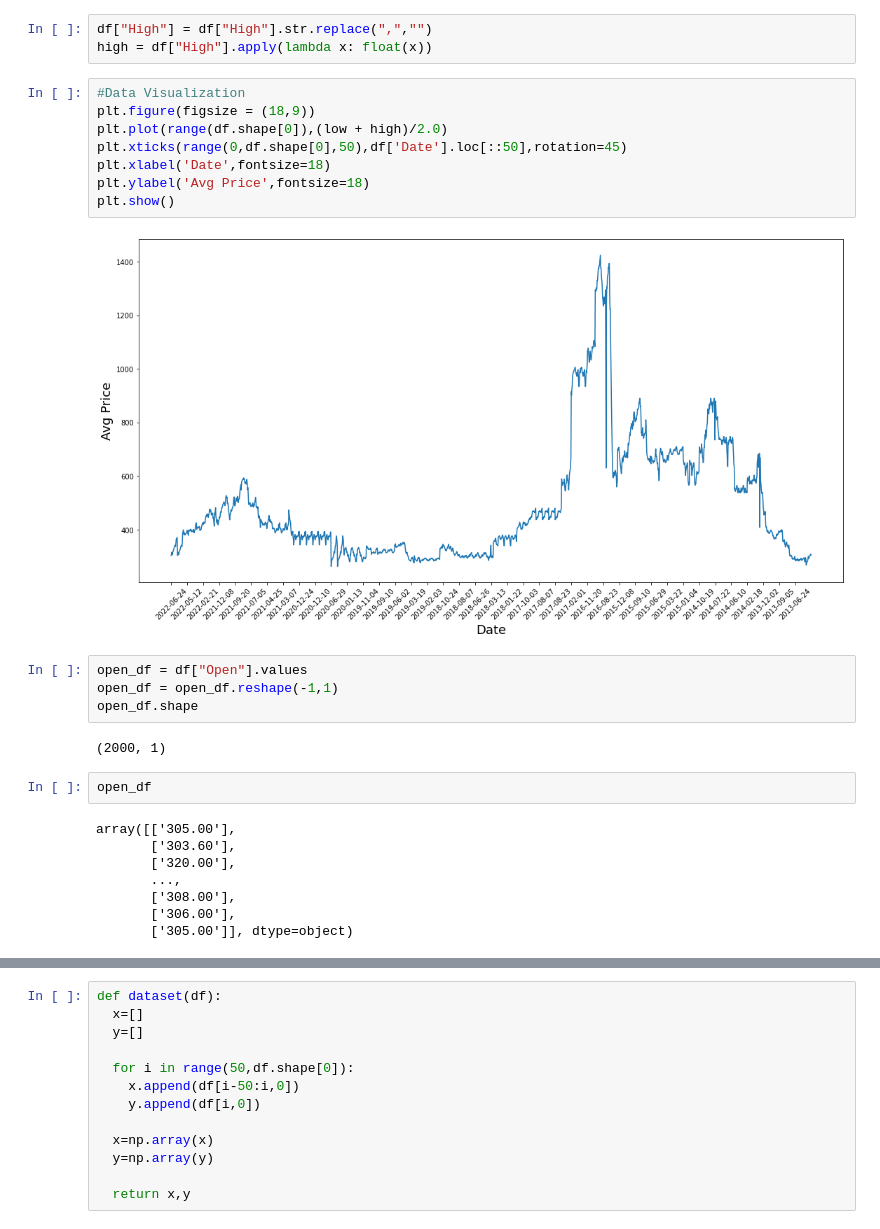
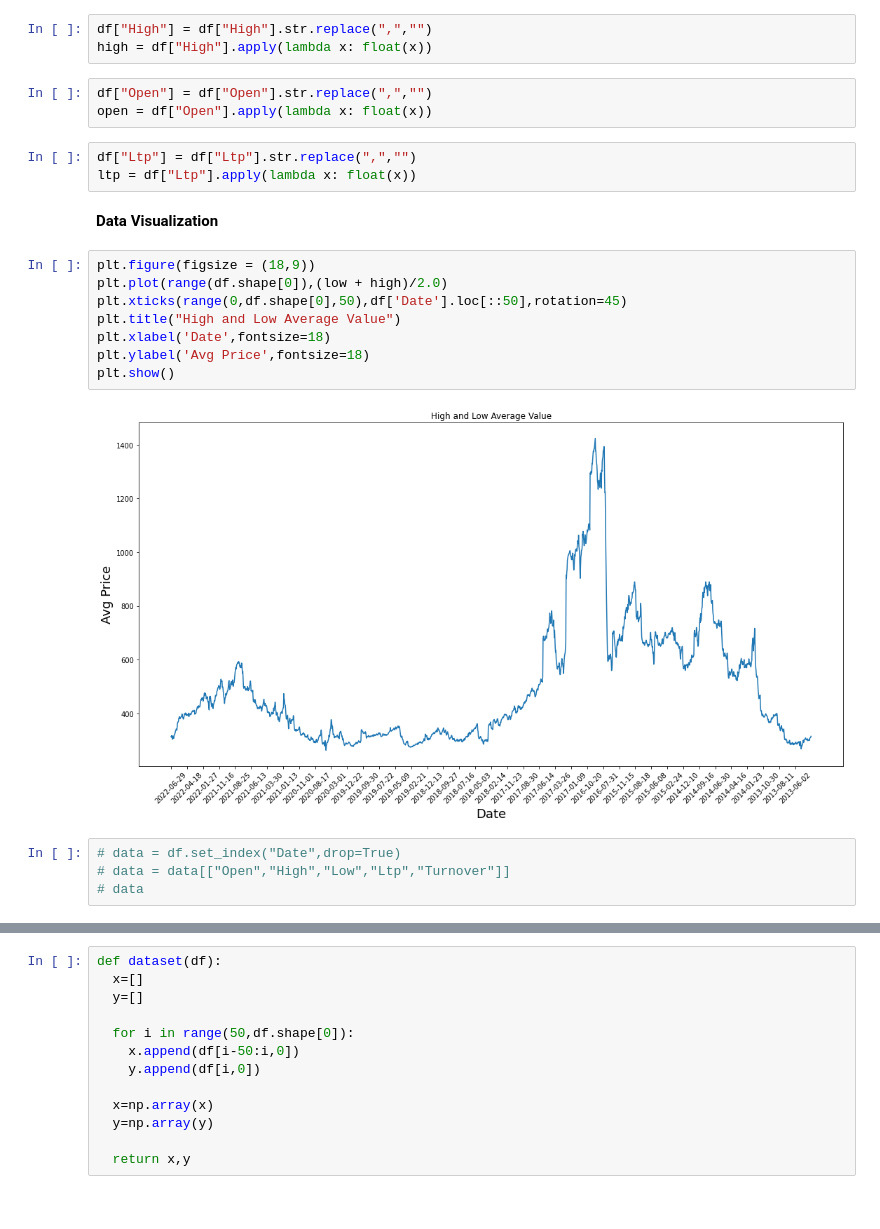
Before and after one commit to kiran-bhandari16/LSTM-Stock-Price-Prediciton, a Jupyter notebook: LSTM_Stock_Price_Prediction.ipynb, the cells around one changed output, grey strips where cells are left out. Cells and saved outputs as stored; diff of their text form.

```diff
--- a/LSTM_Stock_Price_Prediction.ipynb
+++ b/LSTM_Stock_Price_Prediction.ipynb
@@ -64,29 +71,25 @@ low = df["Low"].apply(lambda x: float(x))
 # %%
 df["High"] = df["High"].str.replace(",","")
 high = df["High"].apply(lambda x: float(x))
+# %%
+df["Open"] = df["Open"].str.replace(",","")
+open = df["Open"].apply(lambda x: float(x))
+# %%
+df["Ltp"] = df["Ltp"].str.replace(",","")
+ltp = df["Ltp"].apply(lambda x: float(x))
+# %% [markdown]
+**Data Visualization**
 # %%
-#Data Visualization
 plt.figure(figsize = (18,9))
 plt.plot(range(df.shape[0]),(low + high)/2.0)
 plt.xticks(range(0,df.shape[0],50),df['Date'].loc[::50],rotation=45)
+plt.title("High and Low Average Value")
 plt.xlabel('Date',fontsize=18)
 plt.ylabel('Avg Price',fontsize=18)
 plt.show()
 # %% [output]
-[figure, old version]
+[figure, new version]
-# %%
-open_df = df["Open"].values
-open_df = open_df.reshape(-1,1)
-open_df.shape
-# %% [output]
-(2000, 1)
-# %%
-open_df
-# %% [output]
-array([['305.00'],
-       ['303.60'],
-       ['320.00'],
-       ...,
-       ['308.00'],
-       ['306.00'],
-       ['305.00']], dtype=object)
+# %%
+# data = df.set_index("Date",drop=True)
+# data = data[["Open","High","Low","Ltp","Turnover"]]
+# data
```
Also changed, not shown: parts of 29 cells of this notebook.
